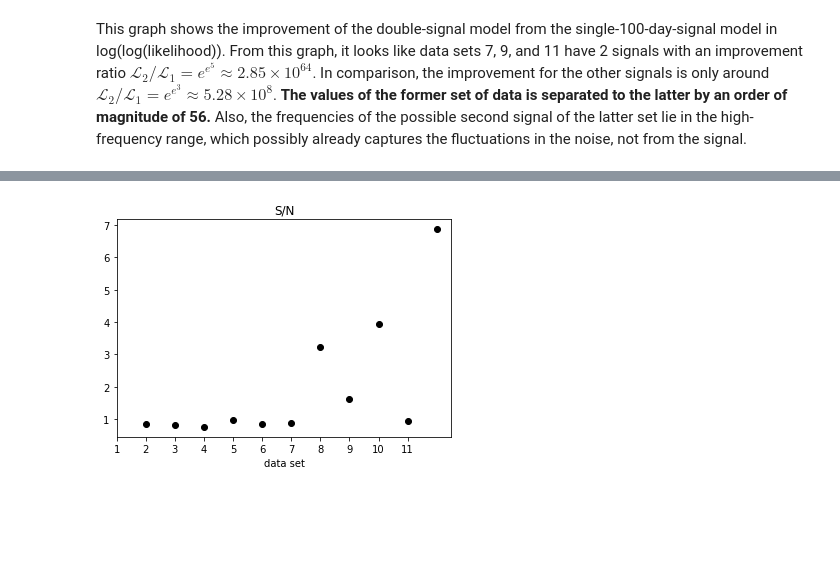
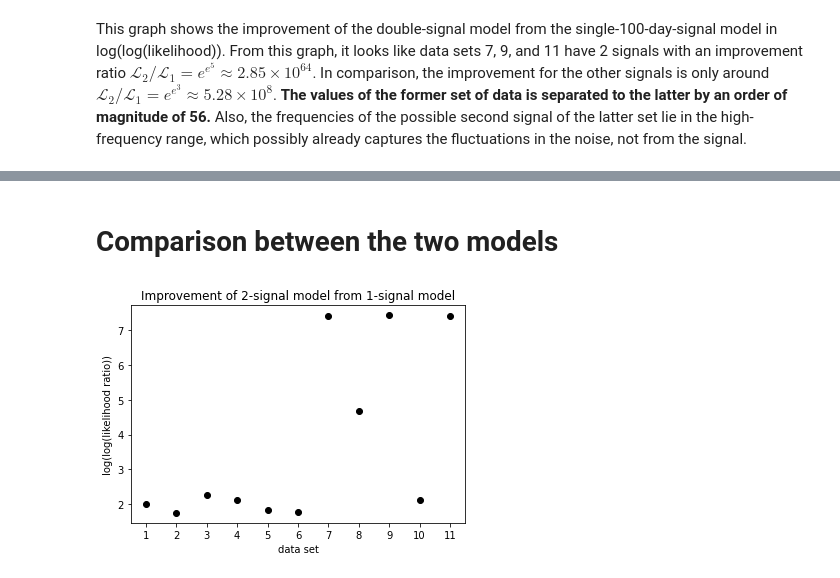
Before and after one commit to krlodeleon/datascience_fall2022, a Jupyter notebook: prob_set_2/ps2.ipynb, the cells around one changed output, grey strips where cells are left out. Drawn from its saved outputs; the diff is of its cells as text; code cells hidden in the pictures; blank space fills up the shorter version.

```diff
--- a/prob_set_2/ps2.ipynb
+++ b/prob_set_2/ps2.ipynb
@@ -219,9 +318,12 @@ plt.show()
-# %%
-#Getting S/Ns
-plt.scatter(np.arange(2,13),np.array(amps)/np.sqrt(np.array(sigmasq)),color='black')
-plt.title('S/N')
-plt.xlabel('data set')
-plt.xticks(np.arange(1,12))
-plt.show()
-# %% [output]
-[figure, removed]
+# %% [markdown]
+# Comparison between the two models
+# %%
+#Plotting likelihood ratios (Design 2 from Design 1)
+plt.scatter(np.arange(1,12),np.log((np.array(chisq1)-np.array(chisq2))/2),color='black')
+plt.xlabel('data set')
+plt.ylabel('log(log(likelihood ratio))')
+plt.xticks(np.arange(1,12))
+plt.title('Improvement of 2-signal model from 1-signal model')
+plt.show()
+# %% [output]
+[figure, added]
```
Also changed, not shown: parts of 11 cells of this notebook.
